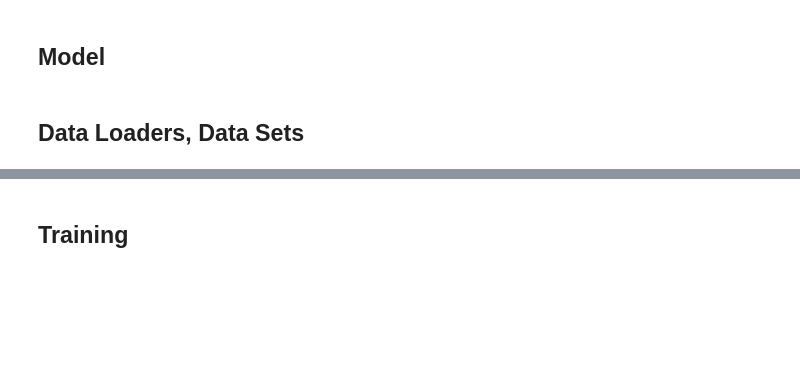
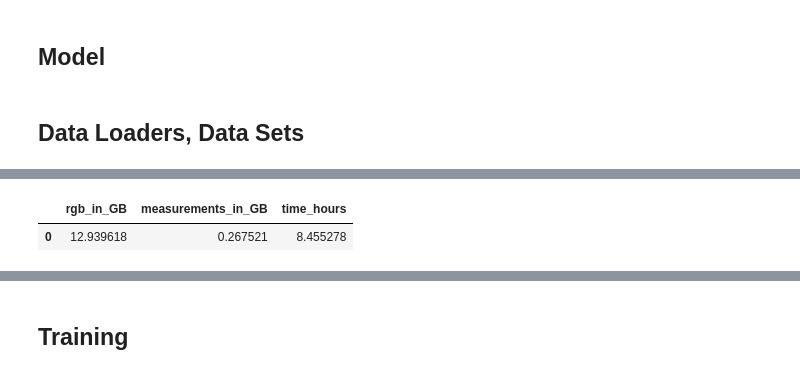
Before and after one commit to moritzwassmer/APPRAS_e2e_imitation, a Jupyter notebook: models/resnet_baseline/resnet_apple_silicon.ipynb, the cells around one changed output, grey strips where cells are left out. Drawn from its saved outputs; the diff is of its cells as text; code cells hidden in the pictures; blank space fills up the shorter version.

```diff
--- a/models/resnet_baseline/resnet_apple_silicon.ipynb
+++ b/models/resnet_baseline/resnet_apple_silicon.ipynb
@@ -128,3 +140,8 @@ len(train_dataloader)
+# %%
+train_dataset.get_statistics()
+# %% [output]
+|  | rgb_in_GB | measurements_in_GB | time_hours |
+| 0 | 12.939618 | 0.267521 | 8.455278 |
 # %%
 len(test_dataloader)
 # %% [output]
```
Also changed, not shown: parts of 20 cells of this notebook, 5 other files.
